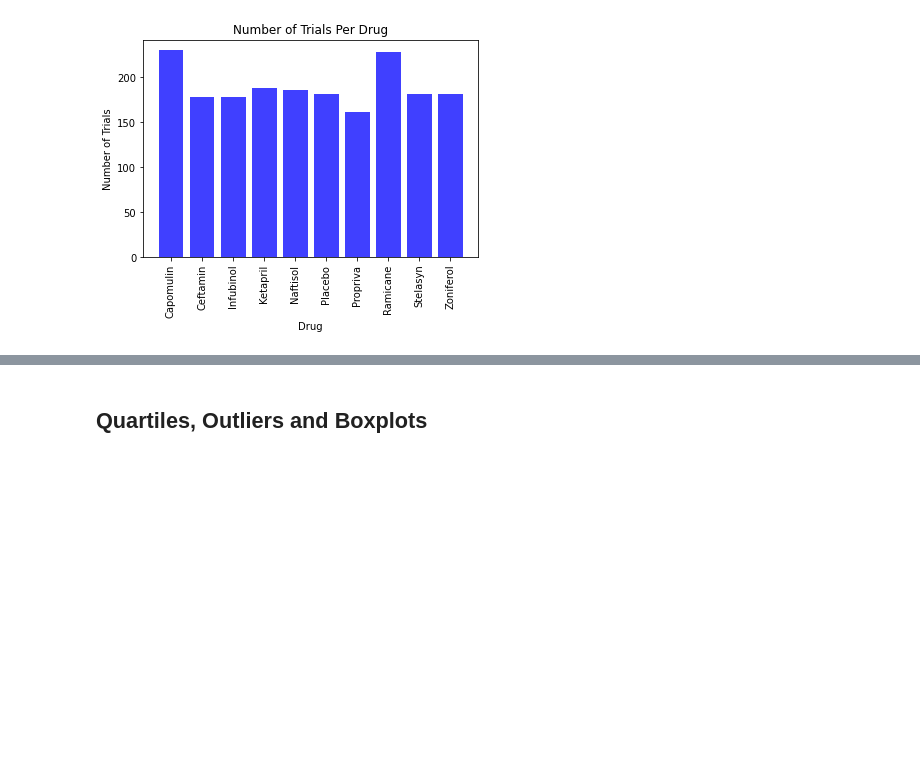
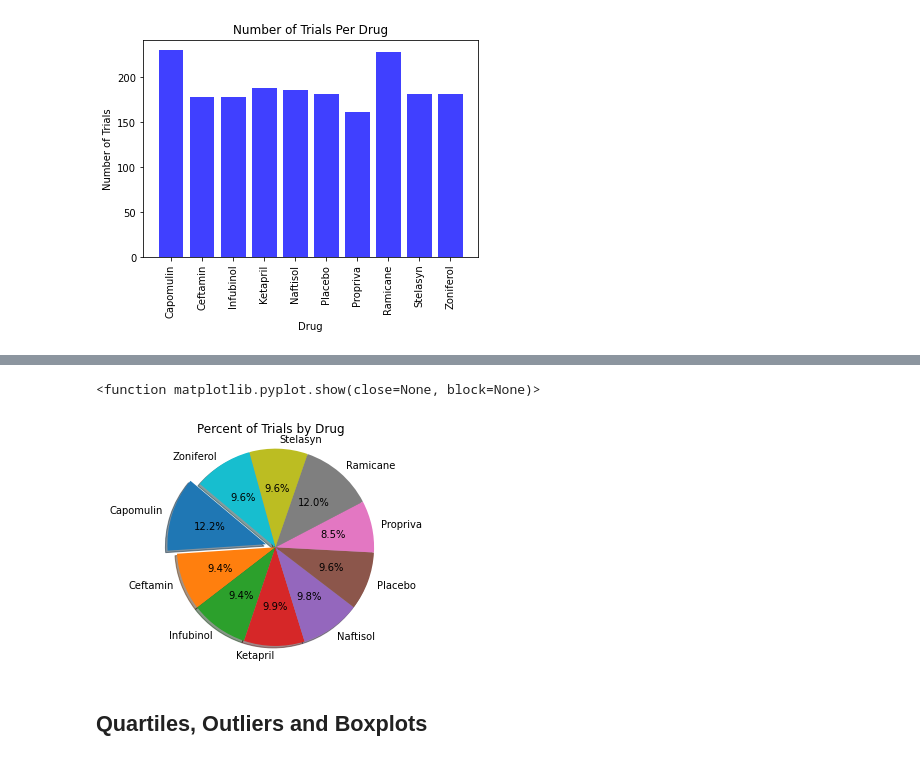
Before and after one commit to tdb219/matplotlib-challenge, a Jupyter notebook: pymaceuticals.ipynb, the cells around one changed output, grey strips where cells are left out. Drawn from its saved outputs; the diff is of its cells as text; code cells hidden in the pictures; blank space fills up the shorter version.

```diff
--- a/pymaceuticals.ipynb
+++ b/pymaceuticals.ipynb
@@ -120,2 +138,11 @@ Text(0, 0.5, 'Number of Trials')
 # %%
-# Generate a pie plot showing the distribution of female versus male mice using pandas
+# Generate a pie plot showing the distribution of female versus male mice using pyplot
+plt.pie(mouse_drug_group_df["Trials"], explode = explode,
+                        labels=mouse_drug_group_df.index.values, autopct="%1.1f%%",
+                        shadow = True, startangle=140)
+plt.title("Percent of Trials by Drug")
+plt.axis("equal")
+plt.show
+# %% [output]
+<function matplotlib.pyplot.show(close=None, block=None)>
+[figure, added]
```
Also changed, not shown: parts of 6 cells of this notebook.
